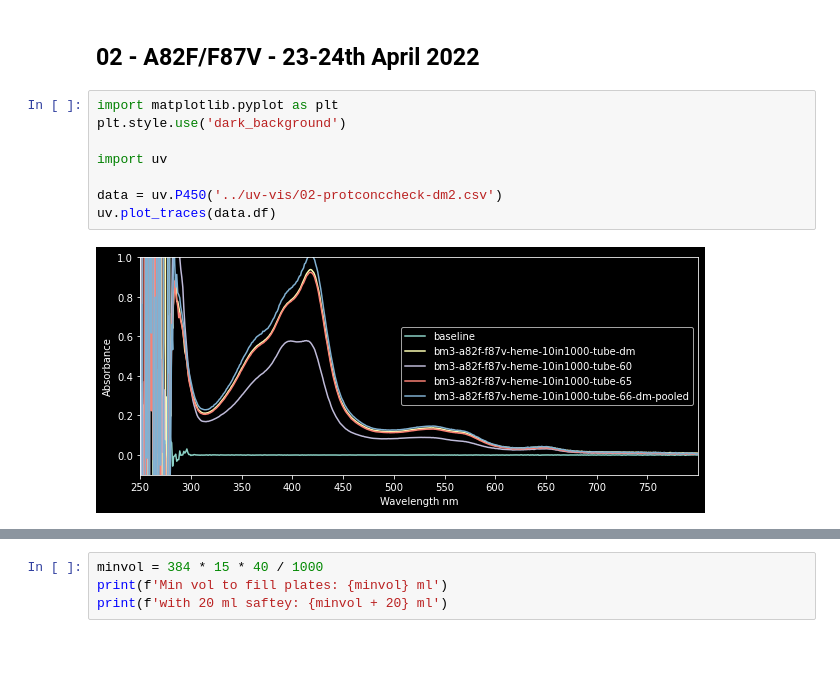
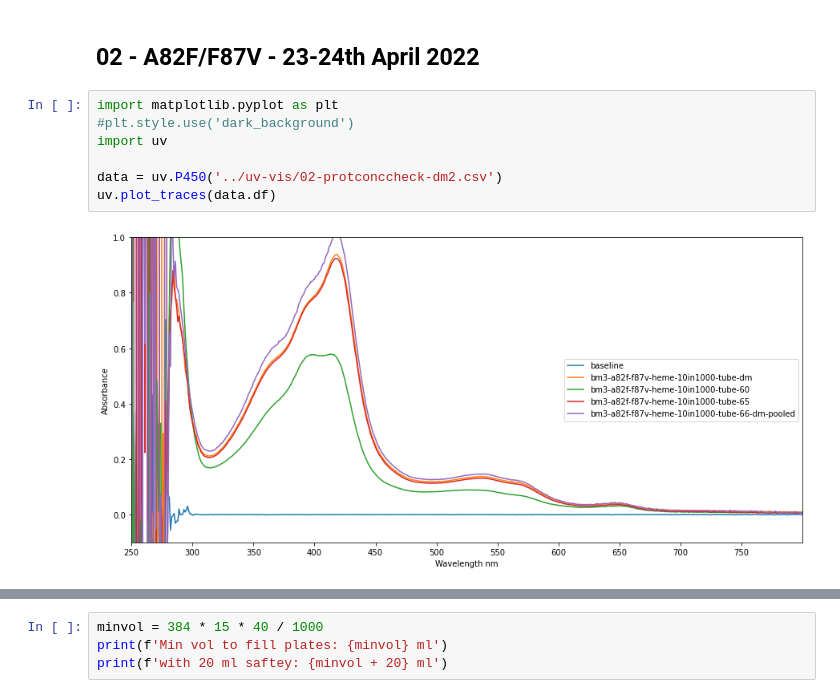
Before and after one commit to TrellixVulnTeam/screening-fist_OO2T, a Jupyter notebook: lab/02.0/nb/lab.ipynb, the cells around one changed output, grey strips where cells are left out. Saved outputs shown, nothing was run; the diff lists cells and outputs as text; blank space fills up the shorter version.

```diff
--- a/lab/02.0/nb/lab.ipynb
+++ b/lab/02.0/nb/lab.ipynb
@@ -2,14 +2,13 @@
 ## 02 - A82F/F87V - 23-24th April 2022
 # %%
 import matplotlib.pyplot as plt
-plt.style.use('dark_background')
-
+#plt.style.use('dark_background')
 import uv
 
 data = uv.P450('../uv-vis/02-protconccheck-dm2.csv')
 uv.plot_traces(data.df)
 # %% [output]
-[figure, old version]
+[figure, new version]
 # %%
 data.concs(95)
 # %% [output]
```
Also changed, not shown: parts of 4 cells of this notebook, 3 other files.
